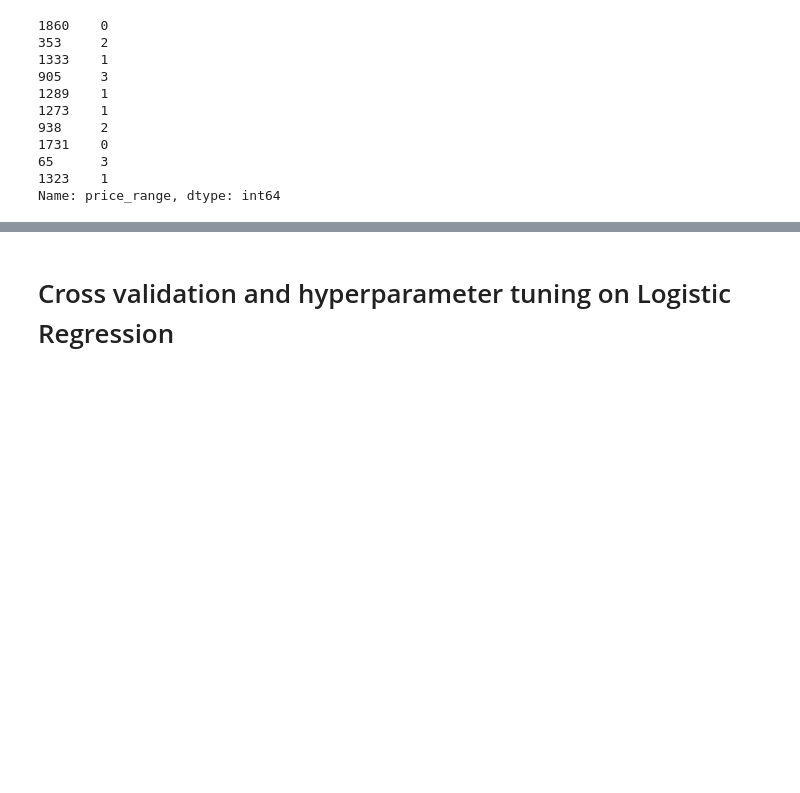
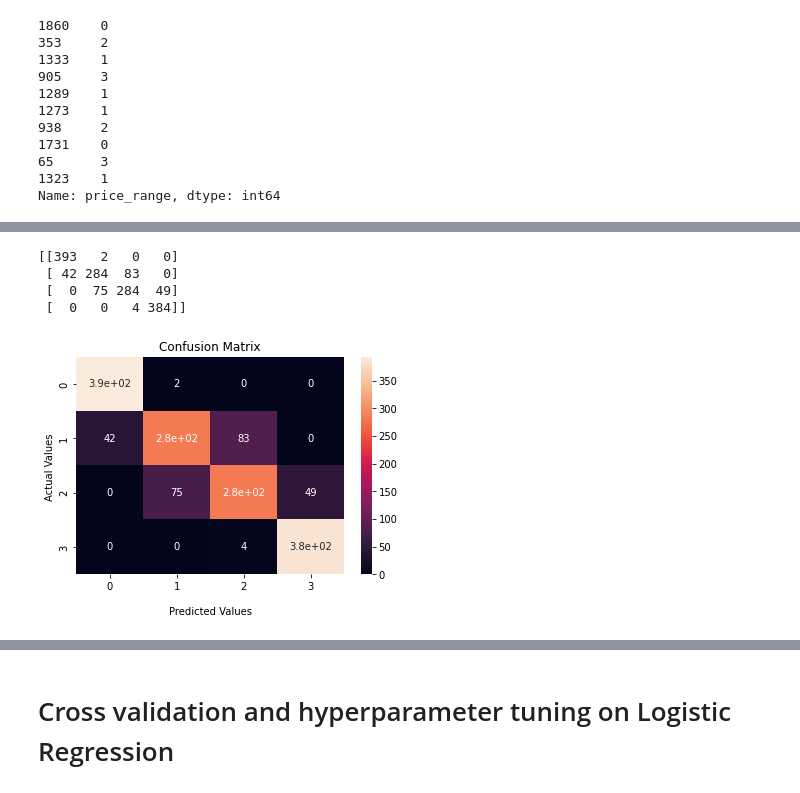
Before and after one commit to charann90/Mobile-Price-Range-Prediction, a Jupyter notebook: Mobile_price_Range_Prediction.ipynb, the cells around one changed output, grey strips where cells are left out. Saved outputs shown, nothing was run; the diff lists cells and outputs as text; code cells hidden in the pictures; blank space fills up the shorter version.

```diff
--- a/Mobile_price_Range_Prediction.ipynb
+++ b/Mobile_price_Range_Prediction.ipynb
@@ -408,3 +404,24 @@ plt.show()
+# %%
+#Generate the confusion matrix
+cf_matrix = confusion_matrix(y_train, train_class_pred)
+print(cf_matrix)
+ax = sns.heatmap(cf_matrix, annot=True)
+labels = ['0', '1', '2', '3']
+
+ax.set_title('Confusion Matrix');
+ax.set_xlabel('\nPredicted Values')
+ax.set_ylabel('Actual Values ')
+
+ax.xaxis.set_ticklabels(labels)
+ax.yaxis.set_ticklabels(labels)
+
+plt.show()
+# %% [output]
+[[393   2   0   0]
+ [ 42 284  83   0]
+ [  0  75 284  49]
+ [  0   0   4 384]]
+[figure, added]
 # %%
 print(classification_report(y_test,test_class_pred))
 # %% [output]
```
Also changed, not shown: parts of 53 cells of this notebook.
